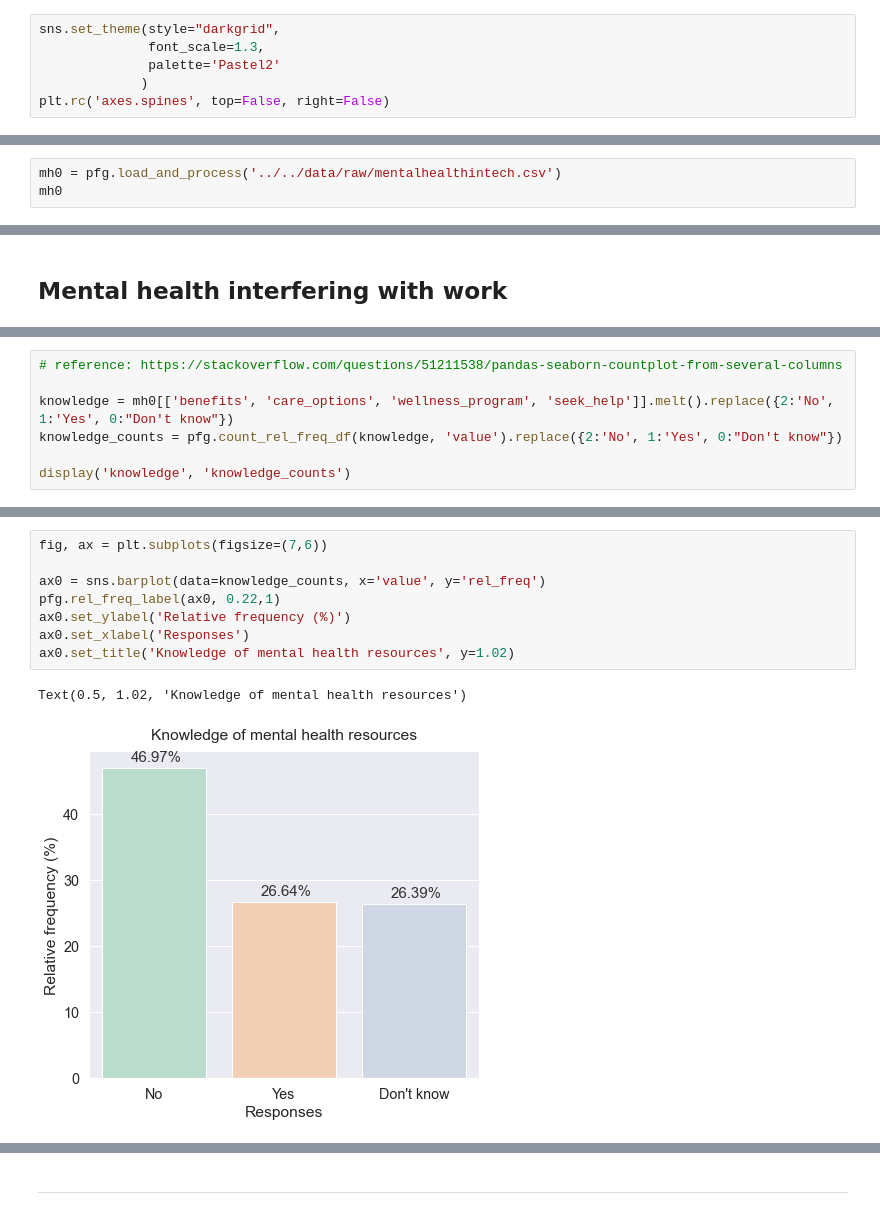
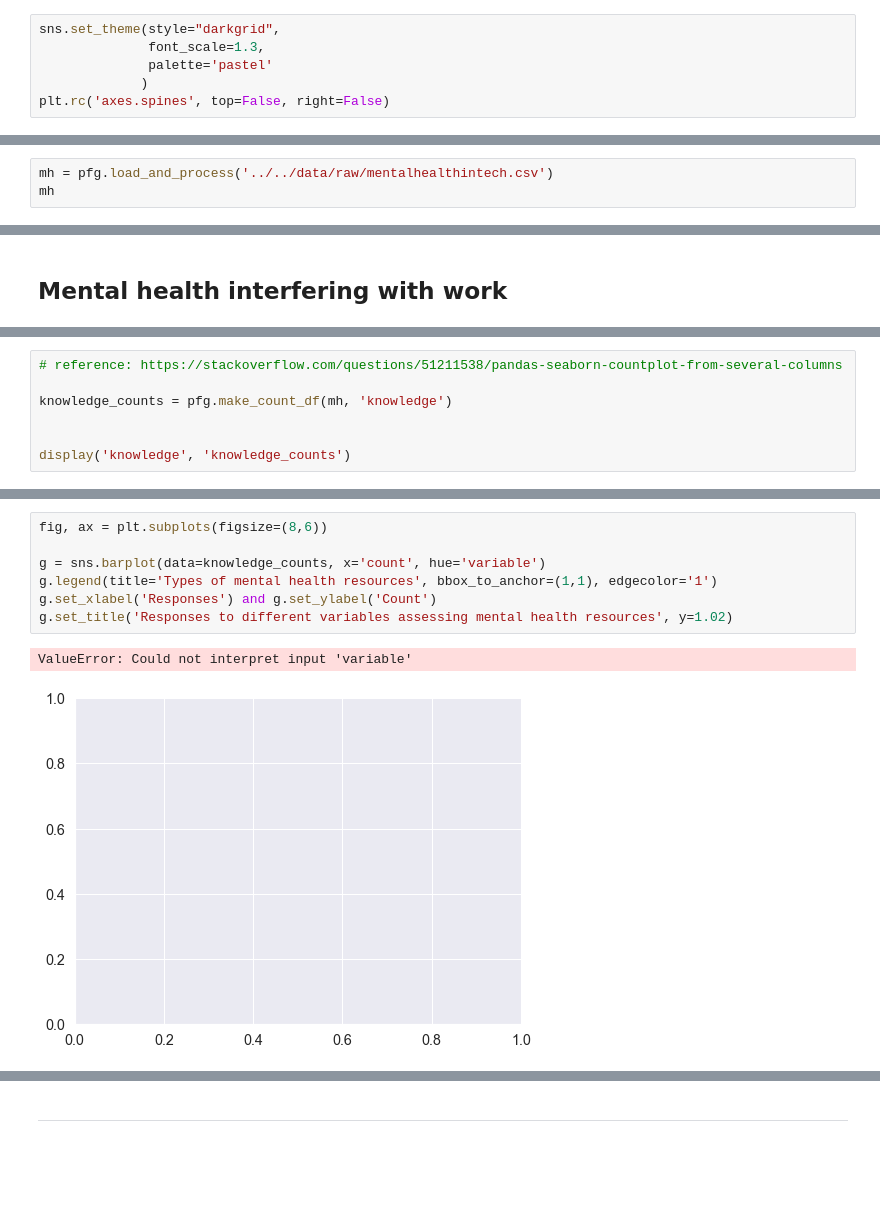
Before and after one commit to cltomiyama/MentalHealthSurvey_analysis, a Jupyter notebook: analysis/gale/analysis_notebook_gc.ipynb, the cells around one changed output, grey strips where cells are left out. Drawn from its saved outputs; the diff is of its cells as text; blank space fills up the shorter version.

```diff
--- a/analysis/gale/analysis_notebook_gc.ipynb
+++ b/analysis/gale/analysis_notebook_gc.ipynb
@@ -14,7 +14,7 @@ from pandas_profiling import ProfileReport
 # %%
 sns.set_theme(style="darkgrid",
               font_scale=1.3,
-              palette='Pastel2'
+              palette='pastel'
              )
 plt.rc('axes.spines', top=False, right=False)
 # %% [markdown]
@@ -36,6 +37,6 @@ plt.rc('axes.spines', top=False, right=False)
 # %% [markdown]
 ## Data loading and processing
 # %%
-mh0 = pfg.load_and_process('../../data/raw/mentalhealthintech.csv')
-mh0
+mh = pfg.load_and_process('../../data/raw/mentalhealthintech.csv')
+mh
 # %% [output]
@@ -411,8 +453,8 @@ In the **resources** column, if participants responded with "Yes" to 2 or more o
 # %%
 # reference: https://stackoverflow.com/questions/51211538/pandas-seaborn-countplot-from-several-columns
 
-knowledge = mh0[['benefits', 'care_options', 'wellness_program', 'seek_help']].melt().replace({2:'No', 1:'Yes', 0:"Don't know"})
-knowledge_counts = pfg.count_rel_freq_df(knowledge, 'value').replace({2:'No', 1:'Yes', 0:"Don't know"})
+knowledge_counts = pfg.make_count_df(mh, 'knowledge')
+
 
 display('knowledge', 'knowledge_counts')
 # %% [output]
@@ -438,11 +463,10 @@ knowledge_counts
 # %%
-fig, ax = plt.subplots(figsize=(7,6))
+fig, ax = plt.subplots(figsize=(8,6))
 
-ax0 = sns.barplot(data=knowledge_counts, x='value', y='rel_freq')
-pfg.rel_freq_label(ax0, 0.22,1)
-ax0.set_ylabel('Relative frequency (%)')
-ax0.set_xlabel('Responses')
-ax0.set_title('Knowledge of mental health resources', y=1.02)
+g = sns.barplot(data=knowledge_counts, x='count', hue='variable')
+g.legend(title='Types of mental health resources', bbox_to_anchor=(1,1), edgecolor='1')
+g.set_xlabel('Responses') and g.set_ylabel('Count')
+g.set_title('Responses to different variables assessing mental health resources', y=1.02)
 # %% [output]
-Text(0.5, 1.02, 'Knowledge of mental health resources')
+ValueError: Could not interpret input 'variable'
-[figure, old version]
+[figure, new version]
```
Also changed, not shown: parts of 55 cells of this notebook.
